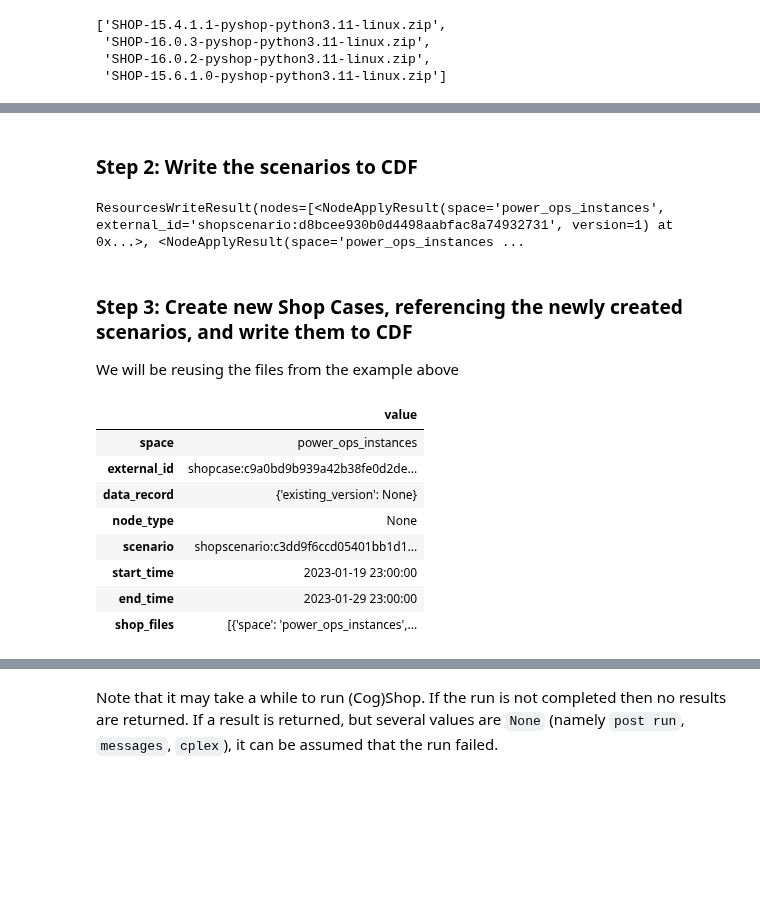
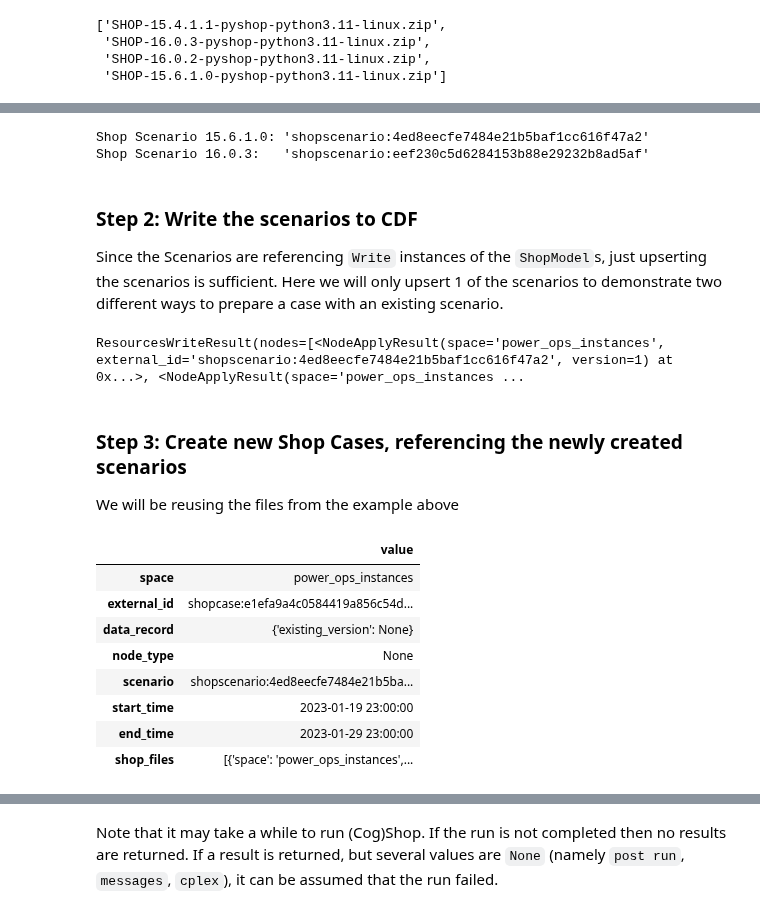
Before and after one commit to cognitedata/power-ops-sdk, a Jupyter notebook: docs/tutorials/advanced_cogshop_run.ipynb, the cells around one changed output, grey strips where cells are left out. Cells and saved outputs as stored; diff of their text form; code cells hidden in the pictures; blank space fills up the shorter version.

```diff
--- a/docs/tutorials/advanced_cogshop_run.ipynb
+++ b/docs/tutorials/advanced_cogshop_run.ipynb
@@ -312,14 +325,44 @@ powerops.cogshop.list_shop_versions()
  'SHOP-16.0.2-pyshop-python3.11-linux.zip',
  'SHOP-15.6.1.0-pyshop-python3.11-linux.zip']
 # %%
-reusable_scenario_15_6_1_0 = powerops.cogshop.prepare_shop_scenario(
+from cognite.powerops.client._generated.v1.data_classes import ShopModelWrite, ShopScenarioWrite
+
+# Using shop version 15.6.1.0
+reusable_model_15_6_1_0 = ShopModelWrite(
+    name="reusable_shop_model_15_6_1_0",
     shop_version="15.6.1.0",
-    model_name="shop_model_15_5_1_0",
-    scenario_name="shop_scenario_15_5_1_0",
+    model_version="1.0",
+    model=None,
+    penalty_limit=None,
+    cog_shop_version=None,
+    base_attribute_mappings=None,
 )
 
-reusable_scenario_16_0_3 = powerops.cogshop.prepare_shop_scenario(
+reusable_scenario_15_6_1_0 = ShopScenarioWrite(
+        name="reusable_shop_scenario_15_6_1_0",
+        model=reusable_model_15_6_1_0,
+        commands=None,
+        source=None,
+        output_definition=None,
+        attribute_mappings_override=None,
+    )
+
+# Using shop version 16.0.3
+reusable_model_16_0_3 = ShopModelWrite(
+    name="reusable_shop_model_16_0_3",
     shop_version="16.0.3",
-    model_name="shop_model_16_0_3",
-    scenario_name="shop_scenario_16_0_3",
+    model_version="1.0",
+    model=None,
+    penalty_limit=None,
+    cog_shop_version=None,
+    base_attribute_mappings=None,
 )
+
+reusable_scenario_16_0_3 = ShopScenarioWrite(
+        name="reusable_shop_scenario_16_0_3",
+        model=reusable_model_16_0_3,
+        commands=None,
+        source=None,
+        output_definition=None,
+        attribute_mappings_override=None,
+    )
@@ -341,12 +376,21 @@ Shop Model 16.0.3   'shopmodel:7ad19bb0486343a7aa9fbabe1349a49a'
+# %%
+# Looking at the scenarios
+print(f"Shop Scenario 15.6.1.0: '{reusable_scenario_15_6_1_0.external_id}'")
+print(f"Shop Scenario 16.0.3:   '{reusable_scenario_16_0_3.external_id}'")
+# %% [output]
+Shop Scenario 15.6.1.0: 'shopscenario:4ed8eecfe7484e21b5baf1cc616f47a2'
+Shop Scenario 16.0.3:   'shopscenario:eef230c5d6284153b88e29232b8ad5af'
 # %% [markdown]
 ### Step 2: Write the scenarios to CDF
+
+Since the Scenarios are referencing `Write` instances of the `ShopModel`s, just upserting the scenarios is sufficient.
+Here we will only upsert 1 of the scenarios to demonstrate two different ways to prepare a case with an existing scenario.
 # %%
-resources = [reusable_scenario_16_0_3, reusable_scenario_15_6_1_0]
-powerops.cogshop.write_resources(resources)
+powerops.v1.upsert(reusable_scenario_15_6_1_0)
 # %% [output]
-ResourcesWriteResult(nodes=[<NodeApplyResult(space='power_ops_instances', external_id='shopscenario:d8bcee930b0d4498aabfac8a74932731', version=1) at 0x...>, <NodeApplyResult(space='power_ops_instances ...
+ResourcesWriteResult(nodes=[<NodeApplyResult(space='power_ops_instances', external_id='shopscenario:4ed8eecfe7484e21b5baf1cc616f47a2', version=1) at 0x...>, <NodeApplyResult(space='power_ops_instances ...
 # %% [markdown]
-### Step 3: Create new Shop Cases, referencing the newly created scenarios, and write them to CDF
+### Step 3: Create new Shop Cases, referencing the newly created scenarios
 
 We will be reusing the files from the example above
 # %%
@@ -360,18 +404,18 @@ shop_file_list = [
 # %%
 shop_case_15_6_1_0 = powerops.cogshop.prepare_shop_case_with_existing_scenario(
     shop_file_list=shop_file_list,
     start_time=datetime.datetime(2023, 1, 19, 23),
     end_time=datetime.datetime(2023, 1, 29, 23),
-    scenario_external_id=reusable_scenario_15_6_1_0.external_id,  # Note that we are using the external id of the scenario
+    shop_scenario_reference=reusable_scenario_15_6_1_0.external_id,  # Note that we are using the external id of the scenario
 )
 shop_case_15_6_1_0
 # %% [output]
 |  | value |
 | space | power_ops_instances |
-| external_id | shopcase:c9a0bd9b939a42b38fe0d2de... |
+| external_id | shopcase:e1efa9a4c0584419a856c54d... |
 | data_record | {'existing_version': None} |
 | node_type | None |
-| scenario | shopscenario:c3dd9f6ccd05401bb1d1... |
+| scenario | shopscenario:4ed8eecfe7484e21b5ba... |
 | start_time | 2023-01-19 23:00:00 |
 | end_time | 2023-01-29 23:00:00 |
 | shop_files | [{'space': 'power_ops_instances',... |
```
Also changed, not shown: parts of 32 cells of this notebook.
